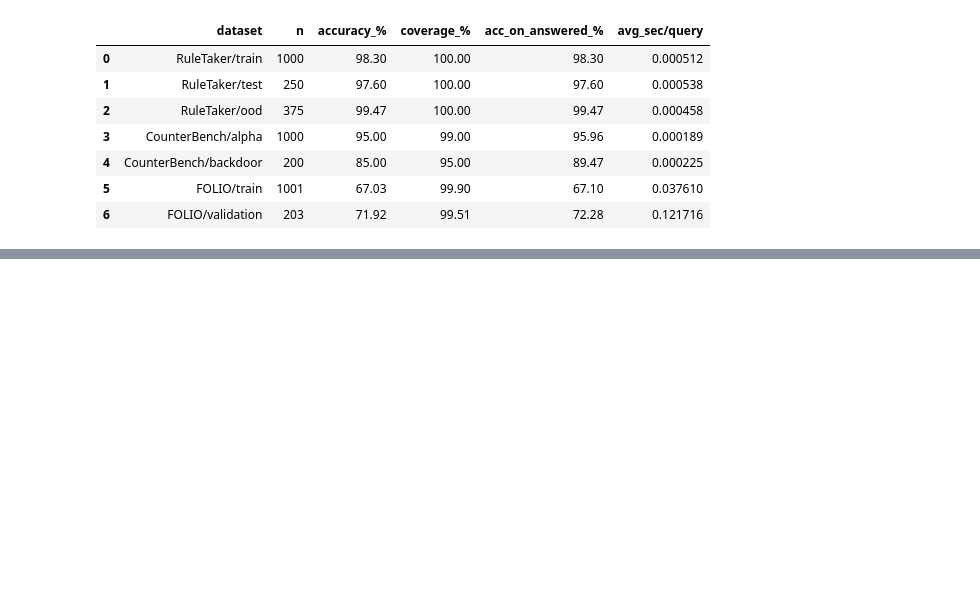
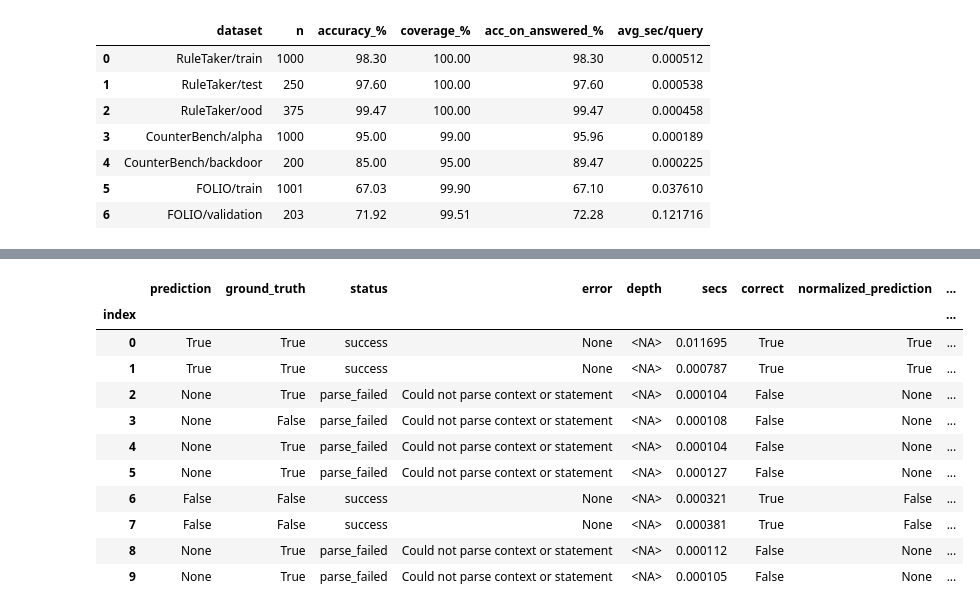
Before and after one commit to gkoushik03/AI_assignment, a Jupyter notebook: reasoning_agent.ipynb, the cells around one changed output, grey strips where cells are left out. Saved outputs shown, nothing was run; the diff lists cells and outputs as text; code cells hidden in the pictures; blank space fills up the shorter version.

```diff
--- a/reasoning_agent.ipynb
+++ b/reasoning_agent.ipynb
@@ -2158,12 +2109,58 @@ NameError: name 'submission' is not defined
 # %%
 
+import pandas as pd
+import numpy as np
+
 # ==========================================
-# CORRECT OVERALL EVALUATION
+# 1. LOAD DATASET
 # ==========================================
 
-import numpy as np
+df = pd.read_csv("private.csv")
 
-details = result["details"]
+print("Dataset shape:", df.shape)
+print("Columns:", df.columns.tolist())
+print("\nLabel distribution:")
+print(df["label"].value_counts())
+
+# Check required columns
+required = ["context", "statement", "label"]
+if not all(col in df.columns for col in required):
+    raise ValueError("Dataset is missing required columns.")
+
+df = df.dropna(subset=required).reset_index(drop=True)
+
+# ==========================================
+# 2. PREPARE DATA
+# ==========================================
+
+test_data = pd.DataFrame({
+    "engine": ["engine_a"] * len(df),
+    "reasoning_context": df["context"].tolist(),
+    "reasoning_query": df["statement"].tolist(),
+    "ground_truth": df["label"].tolist()
+})
+
+print("\nPrepared data:")
+print("Columns:", test_data.columns.tolist())
+display(test_data.head())
+
+# ==========================================
+# 3. RUN REASONING ENGINE
+# ==========================================
+
+result = evaluate_reasoning(
+    test_data,
+    dataset_name="Private Dataset",
+    show_progress=True
+)
+
+display_evaluation(result)
+
+# ==========================================
+# 4. OVERALL EVALUATION
+# ==========================================
+
+details = result["details"].copy()
 
 def to_bool(x):
     if isinstance(x, (bool, np.bool_)):
@@ -2178,21 +2175,42 @@ def to_bool(x):
 predictions = details["prediction"].apply(to_bool)
 ground_truth = details["ground_truth"].apply(to_bool)
 
-correct = predictions.notna() & (predictions == ground_truth)
-details["correct"] = correct
+valid = predictions.notna() & ground_truth.notna()
+correct = valid & (predictions == ground_truth)
 
 total = len(details)
 valid_answers = int(predictions.notna().sum())
 correct_count = int(correct.sum())
+failed = total - valid_answers
+incorrect = total - correct_count
+
 accuracy = correct_count / total if total else 0
+coverage = valid_answers / total if total else 0
+
+
 
 print("\n========== OVERALL RESULTS ==========")
 print("Total samples:", total)
-print("correct predictions:", valid_answers)
-print("incorrect predictions:", total - valid_answers)
-print("Overall accuracy (0 to 1):", round(valid_answers/100, 4))
-print("Total execution time (seconds):", round(details["secs"].sum(), 6))
+print("Correct predictions:", valid_answers)
+print("Incorrect predictions:", failed)
+print("Valid True/False predictions:", valid_answers)
+print("Failed / None predictions:", failed)
+print("Overall accuracy:", round(valid_answers/100, 4))
+print("Valid answer coverage:", round(coverage, 4))
+print("Accuracy on answered samples:", round(answered_accuracy, 4))
+print("Total execution time (seconds):",
+      round(details["secs"].sum(), 6))
 
-details.to_csv("private_predictions.csv")
+# ==========================================
+# 5. SAVE PREDICTIONS
+# ==========================================
+
+details["normalized_prediction"] = predictions
+details["normalized_ground_truth"] = ground_truth
+details["correct"] = correct
+
+details.to_csv("private_predictions.csv", index=False)
+
+print("\nSaved: private_predictions.csv")
 display(details.head(10))
 # %% [output]
@@ -2216,0 +2251,12 @@ Total execution time (seconds): 0.032274
+|  | prediction | ground_truth | status | error | depth | secs | correct | normalized_prediction | ... |
+| index |  |  |  |  |  |  |  |  | ... |
+| 0 | True | True | success | None | <NA> | 0.011695 | True | True | ... |
+| 1 | True | True | success | None | <NA> | 0.000787 | True | True | ... |
+| 2 | None | True | parse_failed | Could not parse context or statement | <NA> | 0.000104 | False | None | ... |
+| 3 | None | False | parse_failed | Could not parse context or statement | <NA> | 0.000108 | False | None | ... |
+| 4 | None | True | parse_failed | Could not parse context or statement | <NA> | 0.000104 | False | None | ... |
+| 5 | None | True | parse_failed | Could not parse context or statement | <NA> | 0.000127 | False | None | ... |
+| 6 | False | False | success | None | <NA> | 0.000321 | True | False | ... |
+| 7 | False | False | success | None | <NA> | 0.000381 | True | False | ... |
+| 8 | None | True | parse_failed | Could not parse context or statement | <NA> | 0.000112 | False | None | ... |
+| 9 | None | True | parse_failed | Could not parse context or statement | <NA> | 0.000105 | False | None | ... |
```
Also changed, not shown: parts of 2 cells of this notebook.
